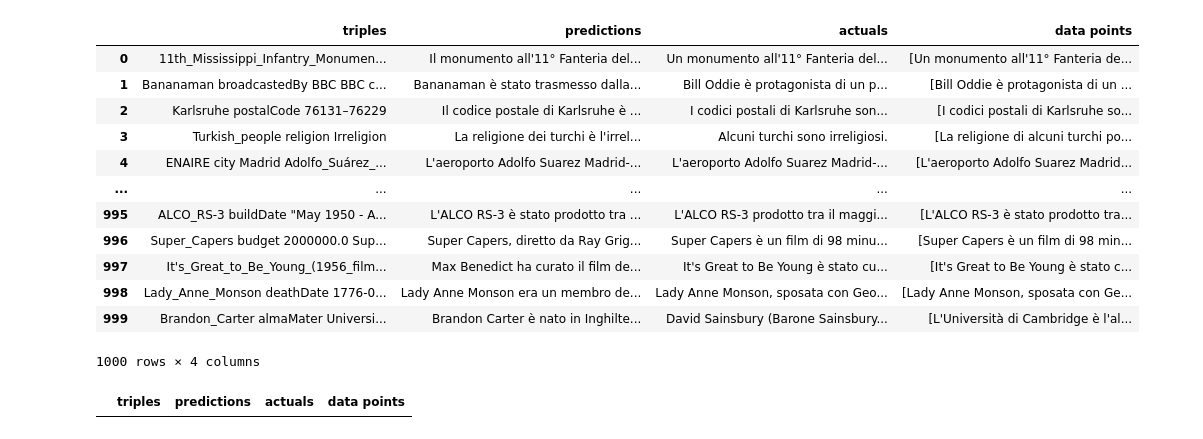
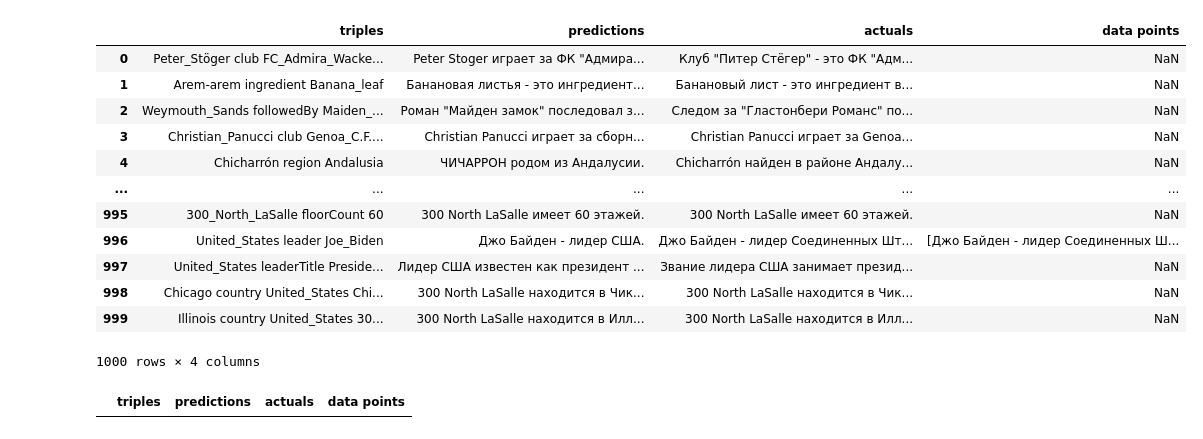
Before and after one commit to MichaelOliverio/WebNLG-IT, a Jupyter notebook: Code/3_data_to_text/1b/code/data_point_extraction.ipynb, the cells around one changed output. Cells and saved outputs as stored; diff of their text form; code cells hidden in the pictures.

Commit message:
data point

```diff
--- a/Code/3_data_to_text/1b/code/data_point_extraction.ipynb
+++ b/Code/3_data_to_text/1b/code/data_point_extraction.ipynb
@@ -10,3 +7,6 @@ lang_entry = 'en'
+# %%
+lang = 'ru'
+lang_entry = 'ru'
 # %%
 # read the csv file
 df = pd.read_csv('../generations/meta-llama2_7b_' + lang +  '_2epoch_decoding.csv')
@@ -28,6 +28,6 @@ df
 1000 rows × 4 columns
 # %%
-set = ['dev', 'train']
+sets = ['dev', 'train']
 triples = ['1', '2', '3', '4', '5', '6', '7']
 
 path = "../../../../WebNLG/" + lang_entry + "/test"
@@ -40,29 +40,42 @@ for i in range(len(df)):
     print(f"Entry {i + 1}")
     print(f"Actual: {actual}")
 
-    for file_name in os.listdir(path):
-        if os.path.isfile(os.path.join(path, file_name)):
-            url = os.path.join(path, file_name)
-            tree = ET.parse(url)
-            root = tree.getroot()
+    for set in sets:
+        for triple in triples:
+            path = "../../../../WebNLG/" + lang_entry + "/" + set + "/" + triple + "triples"
 
-            for entry in root.iter('entry'):
-                for lex in entry.iter('lex'):
-                    if lex.attrib['lang'] == lang_entry:
-                        data_points.append(lex.text)
-                        if lex.text == actual:
-                            flag = True
+            for file_name in os.listdir(path):
+                if os.path.isfile(os.path.join(path, file_name)):
+                    url = os.path.join(path, file_name)
+                    tree = ET.parse(url)
+                    root = tree.getroot()
+
+                    for entry in root.iter('entry'):
+                        for lex in entry.iter('lex'):
+                            if lang == 'de':
+                                data_points.append(lex.find('text').text)
+                                if lex.find('text').text == actual:
+                                    flag = True
+                            else:
+                                if lex.attrib['lang'] == lang_entry:
+                                    data_points.append(lex.text)
+                                    if lex.text == actual:
+                                        flag = True
+                        if flag:
+                            break
+                        else:
+                            data_points = []
+
+                    if flag:
+                        print(f"{data_points}")
+                        print('\n')
+
+                        # Aggiungi la lista come singolo elemento nel DataFrame per la riga specifica
+                        df.at[i, 'data points'] = data_points
+                        break
                 if flag:
                     break
-                else:
-                    data_points = []
-
             if flag:
-                print(f"{data_points}")
-                print('\n')
-
-                # Aggiungi la lista come singolo elemento nel DataFrame per la riga specifica
-                df.at[i, 'data points'] = data_points
                 break
 df
 # %% [output]
@@ -86,15 +99,15 @@ Actual: Darinka De
 |  | triples | predictions | actuals | data points |
-| 0 | 11th_Mississippi_Infantry_Monumen... | Il monumento all'11° Fanteria del... | Un monumento all'11° Fanteria del... | [Un monumento all'11° Fanteria de... |
-| 1 | Bananaman broadcastedBy BBC BBC c... | Bananaman è stato trasmesso dalla... | Bill Oddie è protagonista di un p... | [Bill Oddie è protagonista di un ... |
-| 2 | Karlsruhe postalCode 76131–76229 | Il codice postale di Karlsruhe è ... | I codici postali di Karlsruhe son... | [I codici postali di Karlsruhe so... |
-| 3 | Turkish_people religion Irreligion | La religione dei turchi è l'irrel... | Alcuni turchi sono irreligiosi. | [La religione di alcuni turchi po... |
-| 4 | ENAIRE city Madrid Adolfo_Suárez_... | L'aeroporto Adolfo Suarez Madrid-... | L'aeroporto Adolfo Suarez Madrid-... | [L'aeroporto Adolfo Suarez Madrid... |
+| 0 | Peter_Stöger club FC_Admira_Wacke... | Peter Stoger играет за ФК "Адмира... | Клуб "Питер Стёгер" - это ФК "Адм... | NaN |
+| 1 | Arem-arem ingredient Banana_leaf | Банановая листья - это ингредиент... | Банановый лист - это ингредиент в... | NaN |
+| 2 | Weymouth_Sands followedBy Maiden_... | Роман "Майден замок" последовал з... | Следом за "Гластонбери Романс" по... | NaN |
+| 3 | Christian_Panucci club Genoa_C.F.... | Christian Panucci играет за сборн... | Christian Panucci играет за Genoa... | NaN |
+| 4 | Chicharrón region Andalusia | ЧИЧАРРОН родом из Андалусии. | Chicharrón найден в районе Андалу... | NaN |
 | ... | ... | ... | ... | ... |
-| 995 | ALCO_RS-3 buildDate "May 1950 - A... | L'ALCO RS-3 è stato prodotto tra ... | L'ALCO RS-3 prodotto tra il maggi... | [L'ALCO RS-3 è stato prodotto tra... |
-| 996 | Super_Capers budget 2000000.0 Sup... | Super Capers, diretto da Ray Grig... | Super Capers è un film di 98 minu... | [Super Capers è un film di 98 min... |
-| 997 | It's_Great_to_Be_Young_(1956_film... | Max Benedict ha curato il film de... | It's Great to Be Young è stato cu... | [It's Great to Be Young è stato c... |
-| 998 | Lady_Anne_Monson deathDate 1776-0... | Lady Anne Monson era un membro de... | Lady Anne Monson, sposata con Geo... | [Lady Anne Monson, sposata con Ge... |
-| 999 | Brandon_Carter almaMater Universi... | Brandon Carter è nato in Inghilte... | David Sainsbury (Barone Sainsbury... | [L'Università di Cambridge è l'al... |
+| 995 | 300_North_LaSalle floorCount 60 | 300 North LaSalle имеет 60 этажей. | 300 North LaSalle имеет 60 этажей. | NaN |
+| 996 | United_States leader Joe_Biden | Джо Байден - лидер США. | Джо Байден - лидер Соединенных Шт... | [Джо Байден - лидер Соединенных Ш... |
+| 997 | United_States leaderTitle Preside... | Лидер США известен как президент ... | Звание лидера США занимает презид... | NaN |
+| 998 | Chicago country United_States Chi... | 300 North LaSalle находится в Чик... | 300 North LaSalle находится в Чик... | NaN |
+| 999 | Illinois country United_States 30... | 300 North LaSalle находится в Илл... | 300 North LaSalle находится в Илл... | NaN |
 1000 rows × 4 columns
 # %%
 df[df['data points'].isnull()]
```
Also changed, not shown: parts of 3 cells of this notebook.
